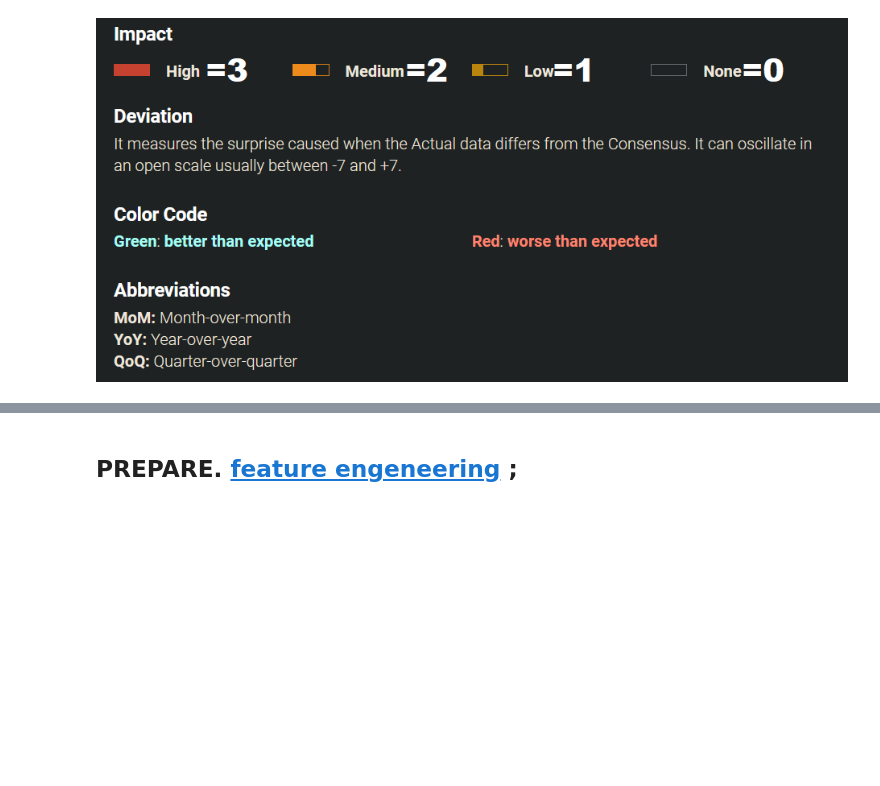
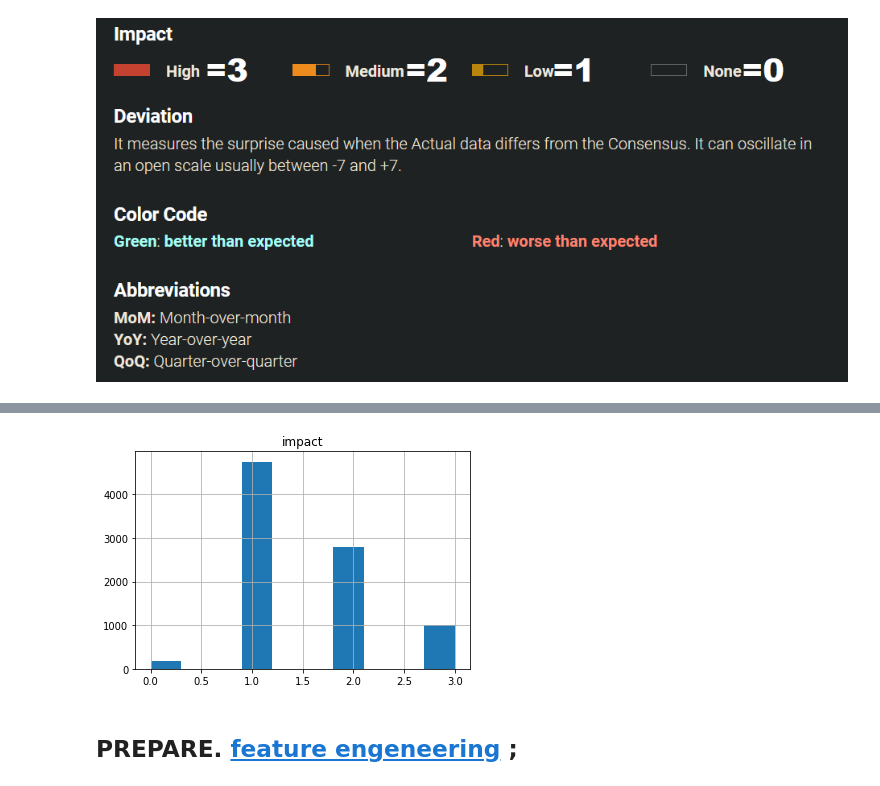
Before and after one commit to mikaelangelm/scalping, a Jupyter notebook: alpari.ipynb, the cells around one changed output, grey strips where cells are left out. Saved outputs shown, nothing was run; the diff lists cells and outputs as text; code cells hidden in the pictures; blank space fills up the shorter version.

```diff
--- a/alpari.ipynb
+++ b/alpari.ipynb
@@ -3,6 +3,7 @@
 # %% [markdown]
 # **1) IMPORT LIBRARY**
 # %%
+#@title lib import
 from IPython.display import clear_output
 from IPython.core.interactiveshell import InteractiveShell
 InteractiveShell.ast_node_interactivity = "all"
@@ -13,7 +14,7 @@ import numpy as np
 from matplotlib import pyplot as plt
 import datetime as dt
 #DONE import a model to train
-from sklearn.linear_model import perceptron
+# from sklearn.linear_model import perceptron
 import numpy as np
 #import dask.dataframe as dd #https://habr.com/ru/company/ruvds/blog/500428/ - multiprocessing
 from bs4 import BeautifulSoup
@@ -30,9 +31,12 @@ import zipfile
 import pandas as pd
 import os
 
-from google.colab import drive
-drive.mount('/content/drive', force_remount=True)
-path = '/content/drive/MyDrive/Colab Notebooks/20201223_alpari/documents/'
+try:
+    from google.colab import drive
+    drive.mount('/content/drive', force_remount=True)
+    path = '/content/drive/MyDrive/Colab Notebooks/20201223_alpari/documents/'
+except:
+    path ='/documents/'
 
 nan = float('nan')
 
@@ -64,7 +70,10 @@ def tts(text='text to speech example'):
 #Autoplay = True will play the sound automatically
 #If you would not like to play the sound automatically, simply pass Autoplay = False.
 # %%
+#@title file class
 class file:
+    '''класс для работы с файлами курсов (tiks) и событий (event)
+    '''
     def __init__(self, name=''):
         import os
         import pandas as pd
@@ -233,0 +304,20 @@ def get_events(year=None, from_file: str='', country: list=[], currency: list=[]
+# %%
+#IMPORT EVENTS
+#DONE грузануть события из https://www.fxstreet.ru.com/economic-calendar https://calendar-api.fxstreet.com/swagger/index.html
+try:
+    %time _events = file().read(path+'events.csv')
+except:
+    _events = None
+
+if not isinstance(_events, pd.DataFrame):
+    _events = get_events('2021', path + '2021 fxstreet.txt', try_rename_columns=True)
+    file(_events).save(path + 'events.csv')
+
+def color_deviation(cell):
+    cell_numeric = pd.to_numeric(cell, errors='coerce')
+    if cell_numeric != np.nan:
+        return f"color: {'red' if cell_numeric < 0 else 'green'};"
+    else:
+        return 'color: white;'
+# paint deviation
+# _=_events.style.applymap(color_deviation, subset='deviation')
@@ -290,3 +349,8 @@ Wall time: 555 ms
+# %%
+#title=f'распределение событий за {list(events.date.dt.year.unique())} год по важности')
+ax = _events[['impact']].hist()
+# %% [output]
+[figure, added]
 # %% [markdown]
 ## PREPARE. [feature engeneering](https://habr.com/ru/company/vk/blog/346942/) ;
 # %%
```
Also changed, not shown: parts of 30 cells of this notebook.
